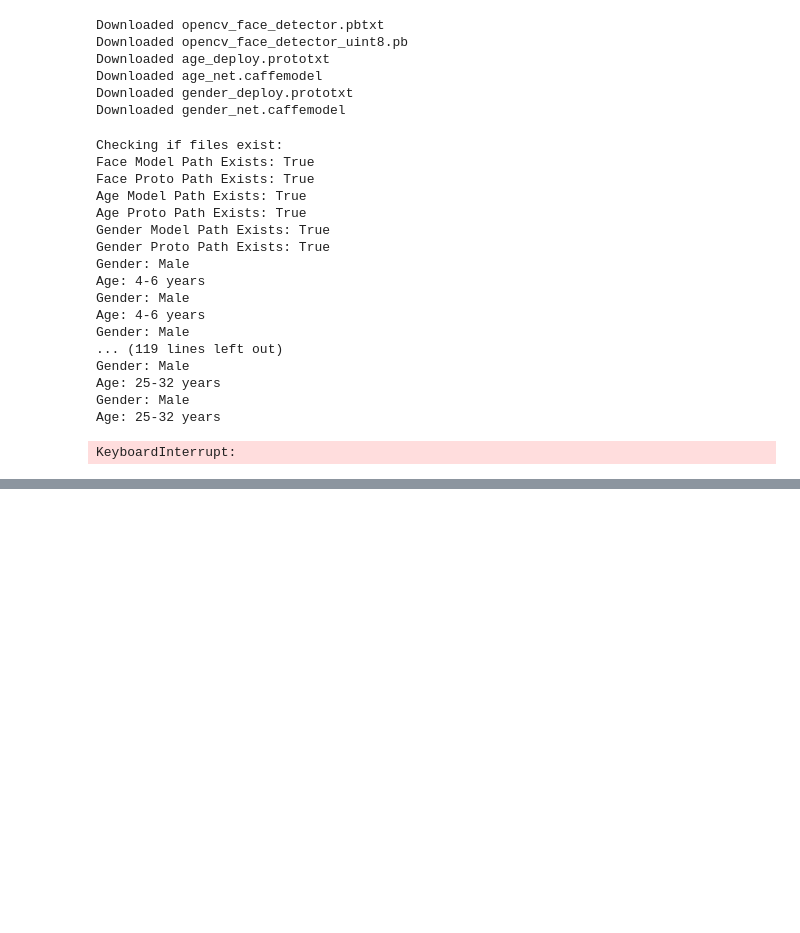
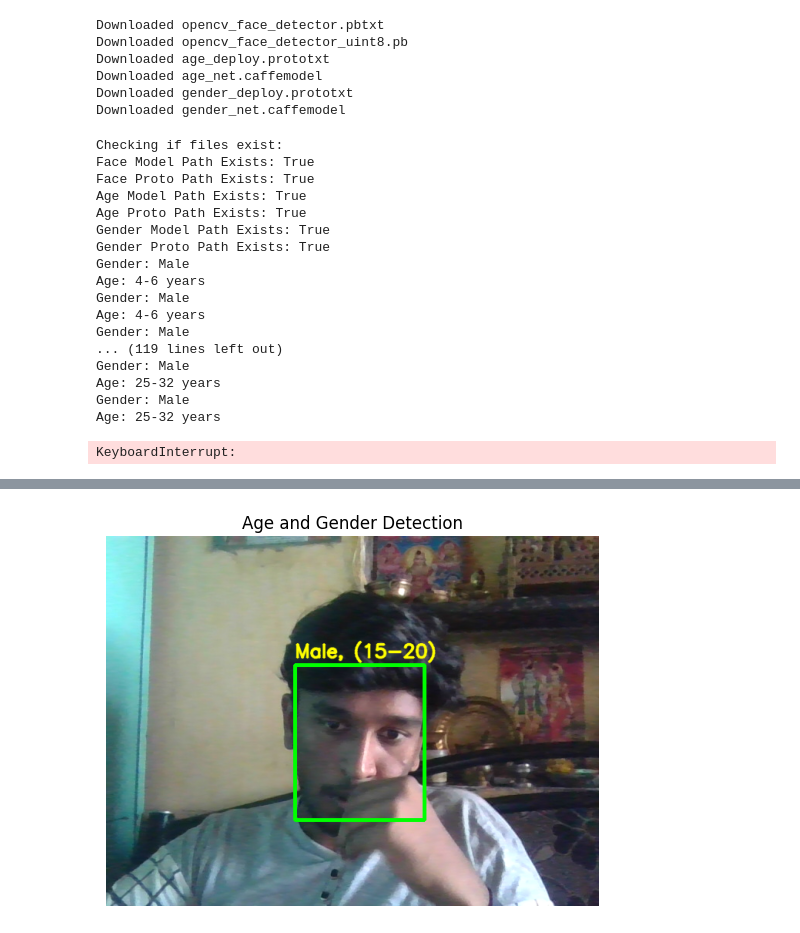
Before and after one commit to naveenkumar12624/Mini-Project--Application-of-NN, a Jupyter notebook: Model.ipynb, the cells around one changed output, grey strips where cells are left out. Cells and saved outputs as stored; diff of their text form; code cells hidden in the pictures; blank space fills up the shorter version.

Commit message:
Model updated

```diff
--- a/Model.ipynb
+++ b/Model.ipynb
@@ -144,0 +752,93 @@ KeyboardInterrupt:
+# %%
+import cv2
+import os
+import sys
+import matplotlib.pyplot as plt
+
+def highlightFace(net, frame, conf_threshold=0.7):
+    frameOpencvDnn = frame.copy()
+    frameHeight = frameOpencvDnn.shape[0]
+    frameWidth = frameOpencvDnn.shape[1]
+    blob = cv2.dnn.blobFromImage(frameOpencvDnn, 1.0, (300, 300), [104, 117, 123], True, False)
+
+    net.setInput(blob)
+    detections = net.forward()
+    faceBoxes = []
+    for i in range(detections.shape[2]):
+        confidence = detections[0, 0, i, 2]
+        if confidence > conf_threshold:
+            x1 = int(detections[0, 0, i, 3] * frameWidth)
+            y1 = int(detections[0, 0, i, 4] * frameHeight)
+            x2 = int(detections[0, 0, i, 5] * frameWidth)
+            y2 = int(detections[0, 0, i, 6] * frameHeight)
+            faceBoxes.append([x1, y1, x2, y2])
+            cv2.rectangle(frameOpencvDnn, (x1, y1), (x2, y2), (0, 255, 0), int(round(frameHeight / 150)), 8)
+    return frameOpencvDnn, faceBoxes
+
+if __name__ == "__main__":
+    # Image path specified
+    image_path = 'https://give.do/blog/wp-content/uploads/2023/08/Helpage-India.webp'
+
+    # Define file paths for models
+    faceProto = "opencv_face_detector.pbtxt"
+    faceModel = "opencv_face_detector_uint8.pb"
+    ageProto = "age_deploy.prototxt"
+    ageModel = "age_net.caffemodel"
+    genderProto = "gender_deploy.prototxt"
+    genderModel = "gender_net.caffemodel"
+
+    MODEL_MEAN_VALUES = (78.4263377603, 87.7689143744, 114.895847746)
+    ageList = ['(0-2)', '(4-6)', '(8-12)', '(15-20)', '(25-32)', '(38-43)', '(48-53)', '(60-100)']
+    genderList = ['Male', 'Female']
+
+    # Load the models for face, age, and gender detection
+    faceNet = cv2.dnn.readNet(faceModel, faceProto)
+    ageNet = cv2.dnn.readNet(ageModel, ageProto)
+    genderNet = cv2.dnn.readNet(genderModel, genderProto)
+
+    # Try to read the image from the path
+    frame = cv2.imread(image_path)
+    if frame is None:  # If the image path is incorrect or image cannot be read
+        print(f"Could not read image at {image_path}, switching to live camera...")
+        video = cv2.VideoCapture(0)  # Switch to live camera
+        ret, frame = video.read()
+        if not ret:
+            print("Failed to capture from webcam")
+            sys.exit(1)
+        video.release()
+
+    padding = 20
+
+    # Detect faces
+    resultImg, faceBoxes = highlightFace(faceNet, frame)
+    if not faceBoxes:
+        print("No face detected")
+
+    for faceBox in faceBoxes:
+        face = frame[max(0, faceBox[1] - padding): min(faceBox[3] + padding, frame.shape[0] - 1),
+                     max(0, faceBox[0] - padding): min(faceBox[2] + padding, frame.shape[1] - 1)]
+
+        blob = cv2.dnn.blobFromImage(face, 1.0, (227, 227), MODEL_MEAN_VALUES, swapRB=False)
+
+        # Predict gender
+        genderNet.setInput(blob)
+        genderPreds = genderNet.forward()
+        gender = genderList[genderPreds[0].argmax()]
+        print(f'Gender: {gender}')
+
+        # Predict age
+        ageNet.setInput(blob)
+        agePreds = ageNet.forward()
+        age = ageList[agePreds[0].argmax()]
+        print(f'Age: {age[1:-1]} years')
+
+        # Display results on image
+        cv2.putText(resultImg, f'{gender}, {age}', (faceBox[0], faceBox[1] - 10), cv2.FONT_HERSHEY_SIMPLEX, 0.8, (0, 255, 255), 2, cv2.LINE_AA)
+
+    # Display the final image with detections using matplotlib
+    captured_frame_rgb = cv2.cvtColor(resultImg, cv2.COLOR_BGR2RGB)
+    plt.imshow(captured_frame_rgb)
+    plt.title("Age and Gender Detection")
+    plt.axis('off')  # Hide axis
+    plt.show()
+# %% [output]
@@ -144,0 +848 @@ KeyboardInterrupt:
+[figure, added]
```
Also changed, not shown: parts of 7 cells of this notebook.
